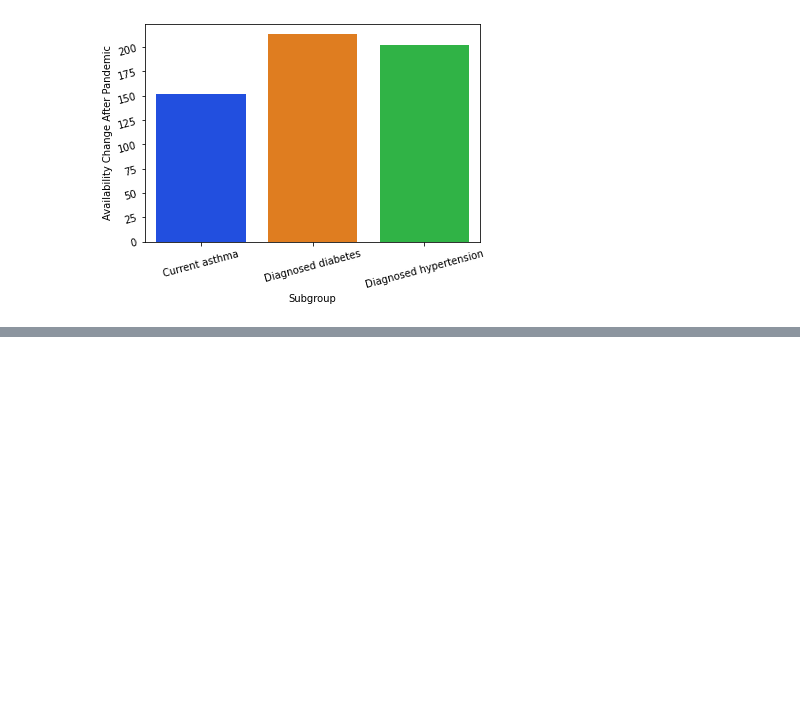
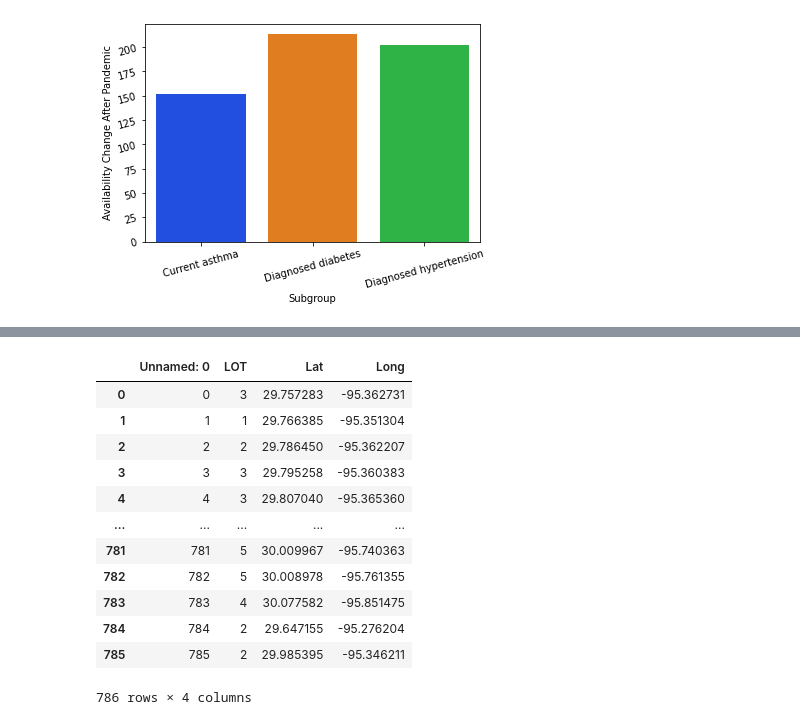
Before and after one commit to will-hou/Titans-Rice-Datathon-2021, a Jupyter notebook: triage_viz.ipynb, the cells around one changed output, grey strips where cells are left out. Cells and saved outputs as stored; diff of their text form; code cells hidden in the pictures; blank space fills up the shorter version.

```diff
--- a/triage_viz.ipynb
+++ b/triage_viz.ipynb
@@ -76,0 +98,17 @@ sns.barplot(data=med_subgroups, x="Subgroup", y="Availability Change After Pande
+# %%
+tract_LOT = pd.read_csv("track_LOT.csv")
+tract_LOT
+# %% [output]
+|  | Unnamed: 0 | LOT | Lat | Long |
+| 0 | 0 | 3 | 29.757283 | -95.362731 |
+| 1 | 1 | 1 | 29.766385 | -95.351304 |
+| 2 | 2 | 2 | 29.786450 | -95.362207 |
+| 3 | 3 | 3 | 29.795258 | -95.360383 |
+| 4 | 4 | 3 | 29.807040 | -95.365360 |
+| ... | ... | ... | ... | ... |
+| 781 | 781 | 5 | 30.009967 | -95.740363 |
+| 782 | 782 | 5 | 30.008978 | -95.761355 |
+| 783 | 783 | 4 | 30.077582 | -95.851475 |
+| 784 | 784 | 2 | 29.647155 | -95.276204 |
+| 785 | 785 | 2 | 29.985395 | -95.346211 |
+786 rows × 4 columns
```
Also changed, not shown: parts of 4 cells of this notebook.
